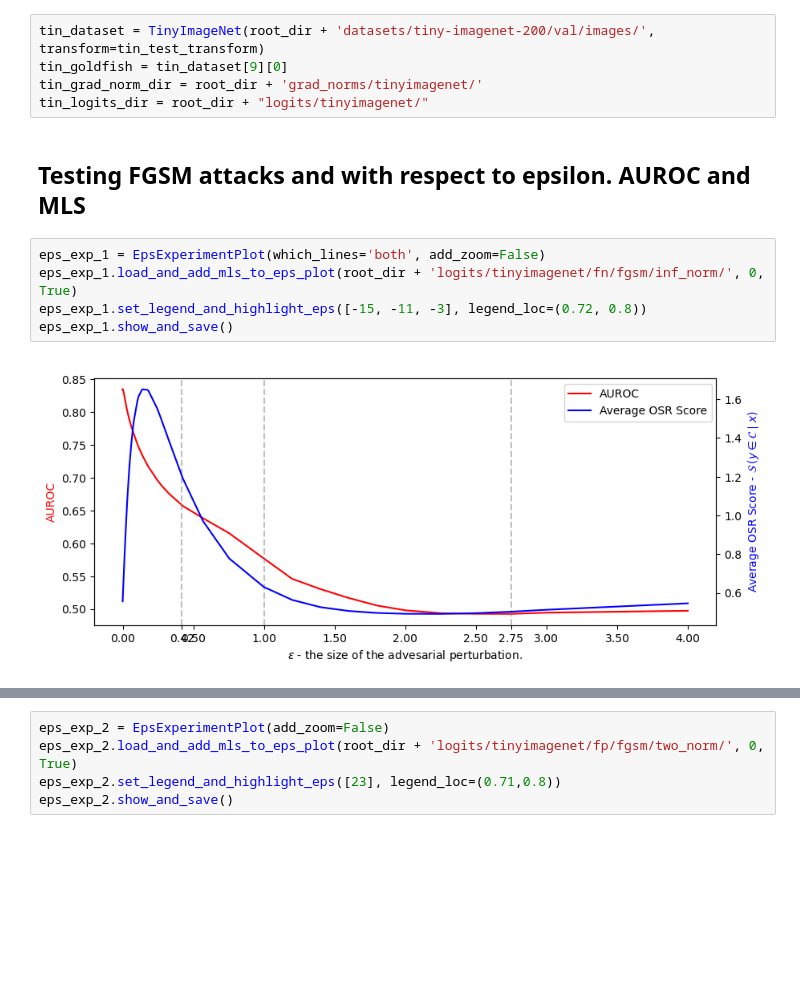
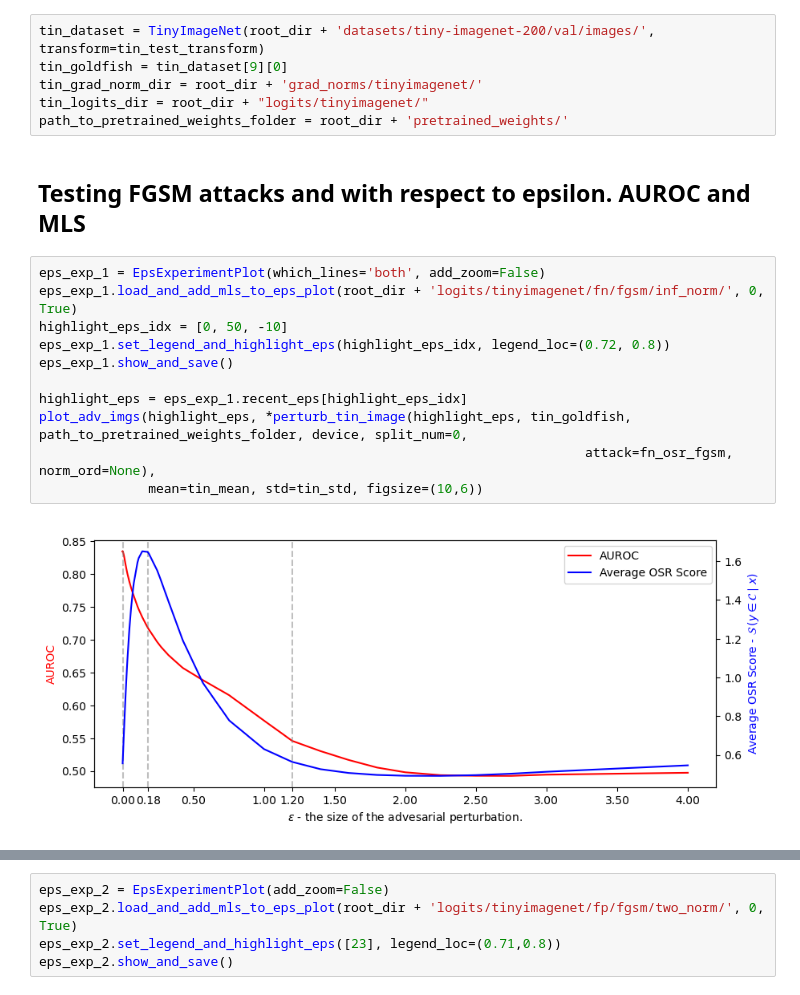
Before and after one commit to krellemand/bachelor_project, a Jupyter notebook: notebooks/visualizing_adv_attacks.ipynb, the cells around one changed output, grey strips where cells are left out. Saved outputs shown, nothing was run; the diff lists cells and outputs as text; blank space fills up the shorter version.

Commit message:
Functions for making and plotting adv perturbation

```diff
--- a/notebooks/visualizing_adv_attacks.ipynb
+++ b/notebooks/visualizing_adv_attacks.ipynb
@@ -55,12 +58,19 @@ tin_dataset = TinyImageNet(root_dir + 'datasets/tiny-imagenet-200/val/images/',
 tin_goldfish = tin_dataset[9][0]
 tin_grad_norm_dir = root_dir + 'grad_norms/tinyimagenet/'
 tin_logits_dir = root_dir + "logits/tinyimagenet/"
+path_to_pretrained_weights_folder = root_dir + 'pretrained_weights/'
 # %% [markdown]
 ## Testing FGSM attacks and with respect to epsilon. AUROC and MLS
 # %%
 eps_exp_1 = EpsExperimentPlot(which_lines='both', add_zoom=False)
 eps_exp_1.load_and_add_mls_to_eps_plot(root_dir + 'logits/tinyimagenet/fn/fgsm/inf_norm/', 0, True)
-eps_exp_1.set_legend_and_highlight_eps([-15, -11, -3], legend_loc=(0.72, 0.8))
+highlight_eps_idx = [0, 50, -10]
+eps_exp_1.set_legend_and_highlight_eps(highlight_eps_idx, legend_loc=(0.72, 0.8))
 eps_exp_1.show_and_save()
+
+highlight_eps = eps_exp_1.recent_eps[highlight_eps_idx]
+plot_adv_imgs(highlight_eps, *perturb_tin_image(highlight_eps, tin_goldfish, path_to_pretrained_weights_folder, device, split_num=0,
+                                                                      attack=fn_osr_fgsm, norm_ord=None),
+              mean=tin_mean, std=tin_std, figsize=(10,6))
 # %% [output]
-[figure, old version]
+[figure, new version]
```
Also changed, not shown: parts of 13 cells of this notebook, 2 other files.
